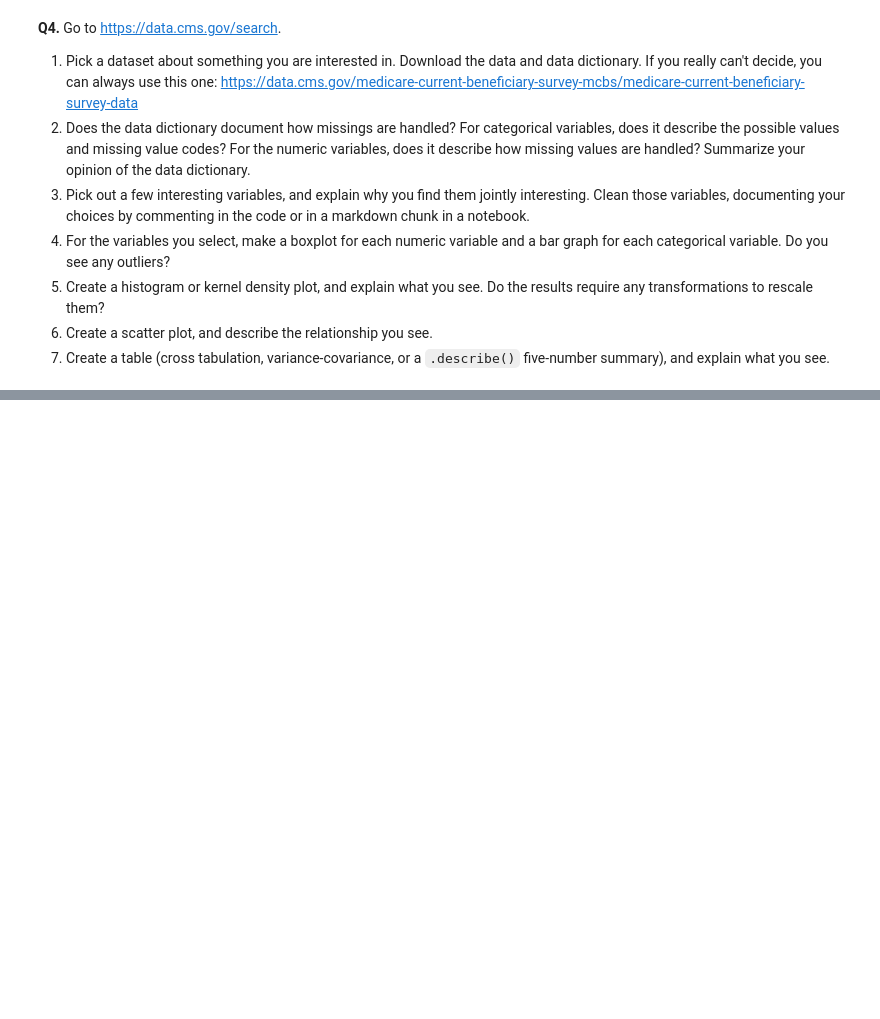
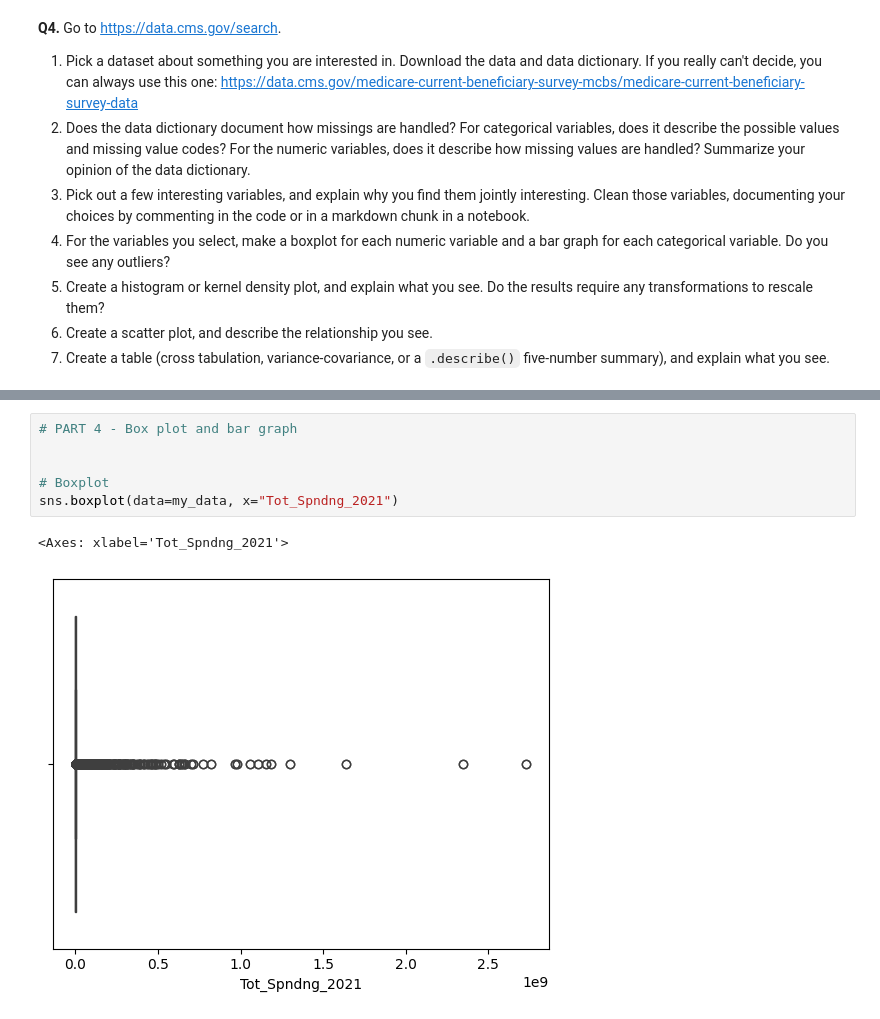
Before and after one commit to jillianhaig/visualization, a Jupyter notebook: assignment/assignment.ipynb, the cells around one changed output, grey strips where cells are left out. Cells and saved outputs as stored; diff of their text form; blank space fills up the shorter version.

```diff
--- a/assignment/assignment.ipynb
+++ b/assignment/assignment.ipynb
@@ -293,0 +285,9 @@ Name: Tot_Clms_2021, Length: 16146, dtype: int64
+# %%
+# PART 4 - Box plot and bar graph
+
+
+# Boxplot
+sns.boxplot(data=my_data, x="Tot_Spndng_2021")
+# %% [output]
+<Axes: xlabel='Tot_Spndng_2021'>
+[figure, added]
```
Also changed, not shown: parts of 12 cells of this notebook.
